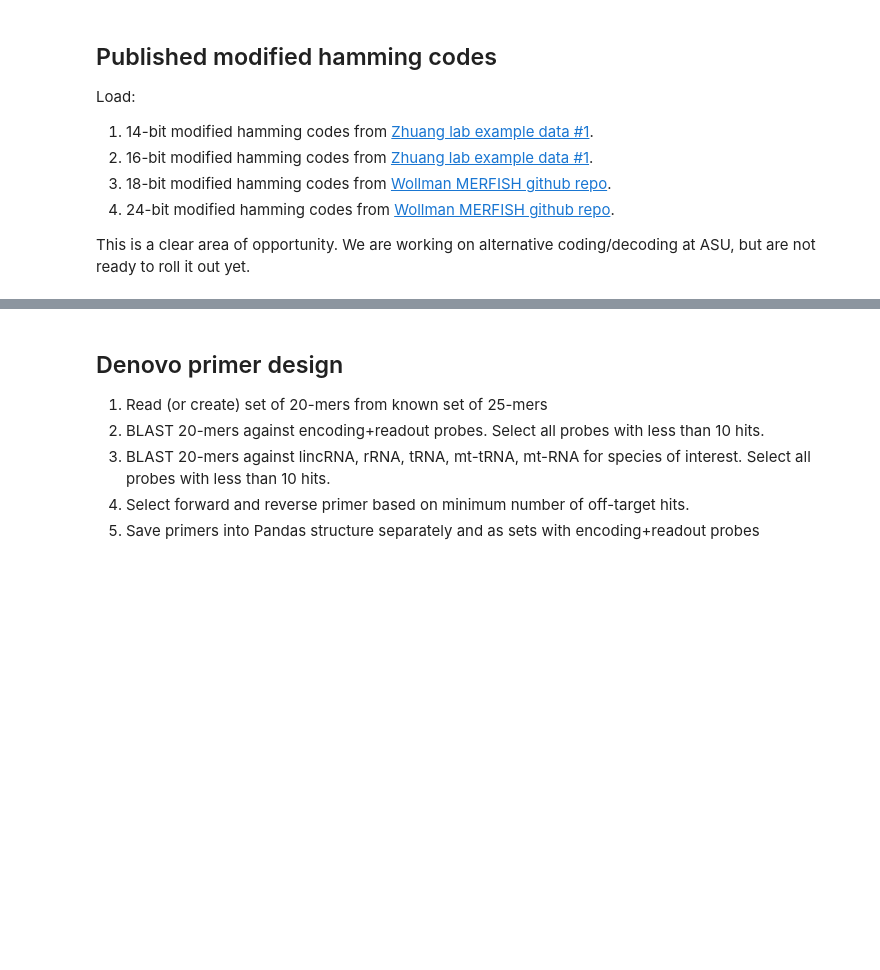
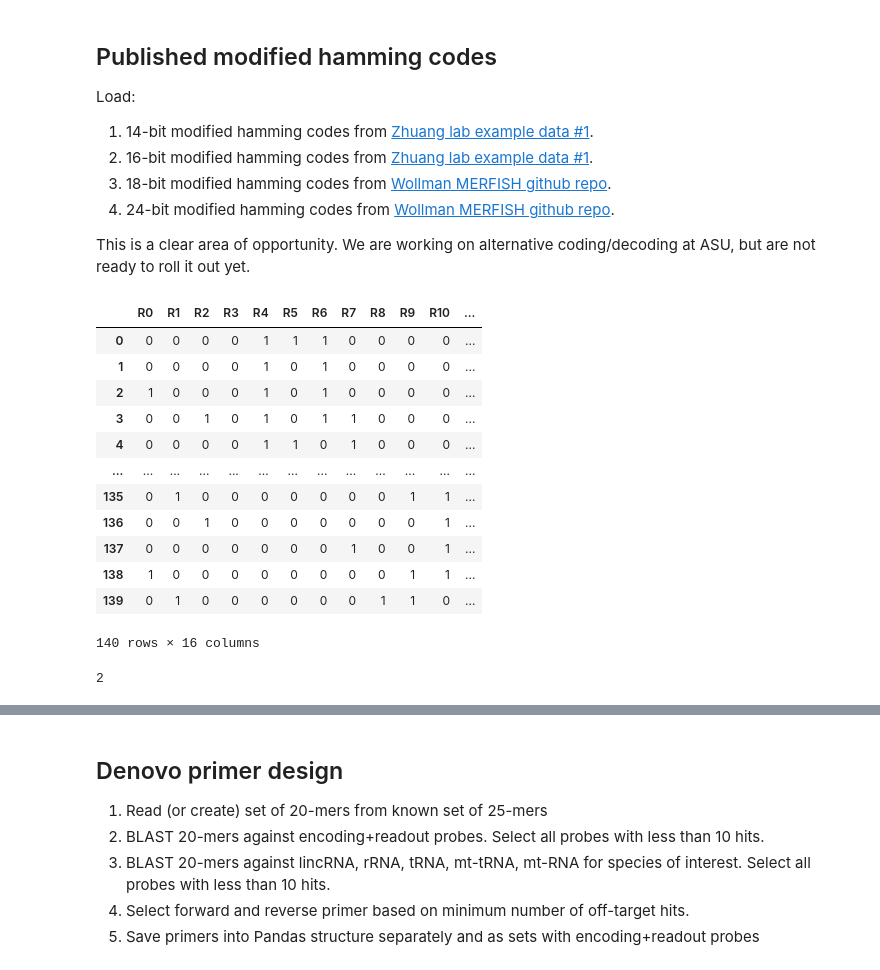
Before and after one commit to QI2lab/OPM, a Jupyter notebook: probedesign-python/MERFISH_probe.ipynb, the cells around one changed output, grey strips where cells are left out. Drawn from its saved outputs; the diff is of its cells as text; code cells hidden in the pictures; blank space fills up the shorter version.

Commit message:
Update readout + encoding probe generation and metadata

```diff
--- a/probedesign-python/MERFISH_probe.ipynb
+++ b/probedesign-python/MERFISH_probe.ipynb
@@ -403,8 +471,8 @@ def loadHammingFromDisk(bit):
                                                         'R4','R5','R6','R7',
                                                         'R8','R9','R10','R11',
                                                         'R12','R13'])
-    else if (bit=='16-bit'):
-        list_codebook=[]
+    elif (bit=='16-bit'):
+        list_hamming=[]
         with open('/home/dps/merfish/codebook/16bit_MHD4_codebook.fasta','r') as input_handle:
             for record in SeqIO.parse(input_handle, 'fasta'):
                 list_hamming.append(record.description.split())
@@ -414,8 +482,7 @@ def loadHammingFromDisk(bit):
                                                         'R8','R9','R10','R11',
                                                         'R12','R13','R14','R15'])
 
-    else if (bit=='18-bit'):
-        list_codebook=[]
+    elif (bit=='18-bit'):
         df_hamming_codes=pd.DataFrame(columns=['R0','R1','R2','R3',
                                                'R4','R5','R6','R7',
                                                'R8','R9','R10','R11',
@@ -425,7 +492,6 @@ def loadHammingFromDisk(bit):
             df_hamming_codes=pd.read_csv(input_handle,delimeter=',')
 
     else:
-        list_codebook=[]
         df_hamming_codes=pd.DataFrame(columns=['R0','R1','R2','R3',
                                                'R4','R5','R6','R7',
                                                'R8','R9','R10','R11',
@@ -437,4 +503,24 @@ def loadHammingFromDisk(bit):
 
     return df_hamming_codes
 # %%
-df_hamming_codes = loadCodebookFromDisk('16-bit')
+df_hamming_codes = loadHammingFromDisk('16-bit')
+# %%
+df_hamming_codes
+# %% [output]
+|  | R0 | R1 | R2 | R3 | R4 | R5 | R6 | R7 | R8 | R9 | R10 | ... |
+| 0 | 0 | 0 | 0 | 0 | 1 | 1 | 1 | 0 | 0 | 0 | 0 | ... |
+| 1 | 0 | 0 | 0 | 0 | 1 | 0 | 1 | 0 | 0 | 0 | 0 | ... |
+| 2 | 1 | 0 | 0 | 0 | 1 | 0 | 1 | 0 | 0 | 0 | 0 | ... |
+| 3 | 0 | 0 | 1 | 0 | 1 | 0 | 1 | 1 | 0 | 0 | 0 | ... |
+| 4 | 0 | 0 | 0 | 0 | 1 | 1 | 0 | 1 | 0 | 0 | 0 | ... |
+| ... | ... | ... | ... | ... | ... | ... | ... | ... | ... | ... | ... | ... |
+| 135 | 0 | 1 | 0 | 0 | 0 | 0 | 0 | 0 | 0 | 1 | 1 | ... |
+| 136 | 0 | 0 | 1 | 0 | 0 | 0 | 0 | 0 | 0 | 0 | 1 | ... |
+| 137 | 0 | 0 | 0 | 0 | 0 | 0 | 0 | 1 | 0 | 0 | 1 | ... |
+| 138 | 1 | 0 | 0 | 0 | 0 | 0 | 0 | 0 | 0 | 1 | 1 | ... |
+| 139 | 0 | 1 | 0 | 0 | 0 | 0 | 0 | 0 | 1 | 1 | 0 | ... |
+140 rows × 16 columns
+# %%
+len(df_encoding['gene'].unique())
+# %% [output]
+2
```
Also changed, not shown: parts of 25 cells of this notebook.
